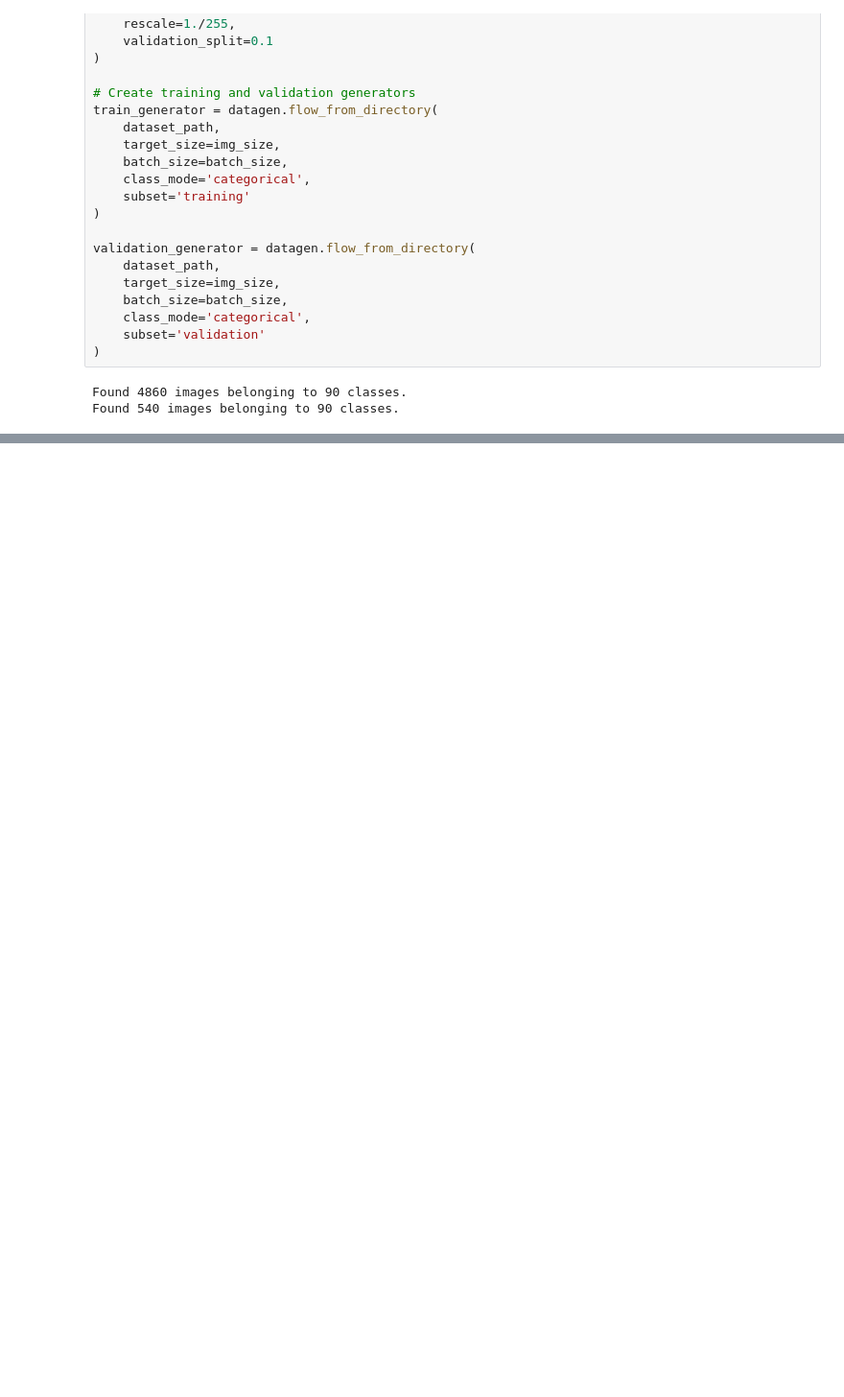
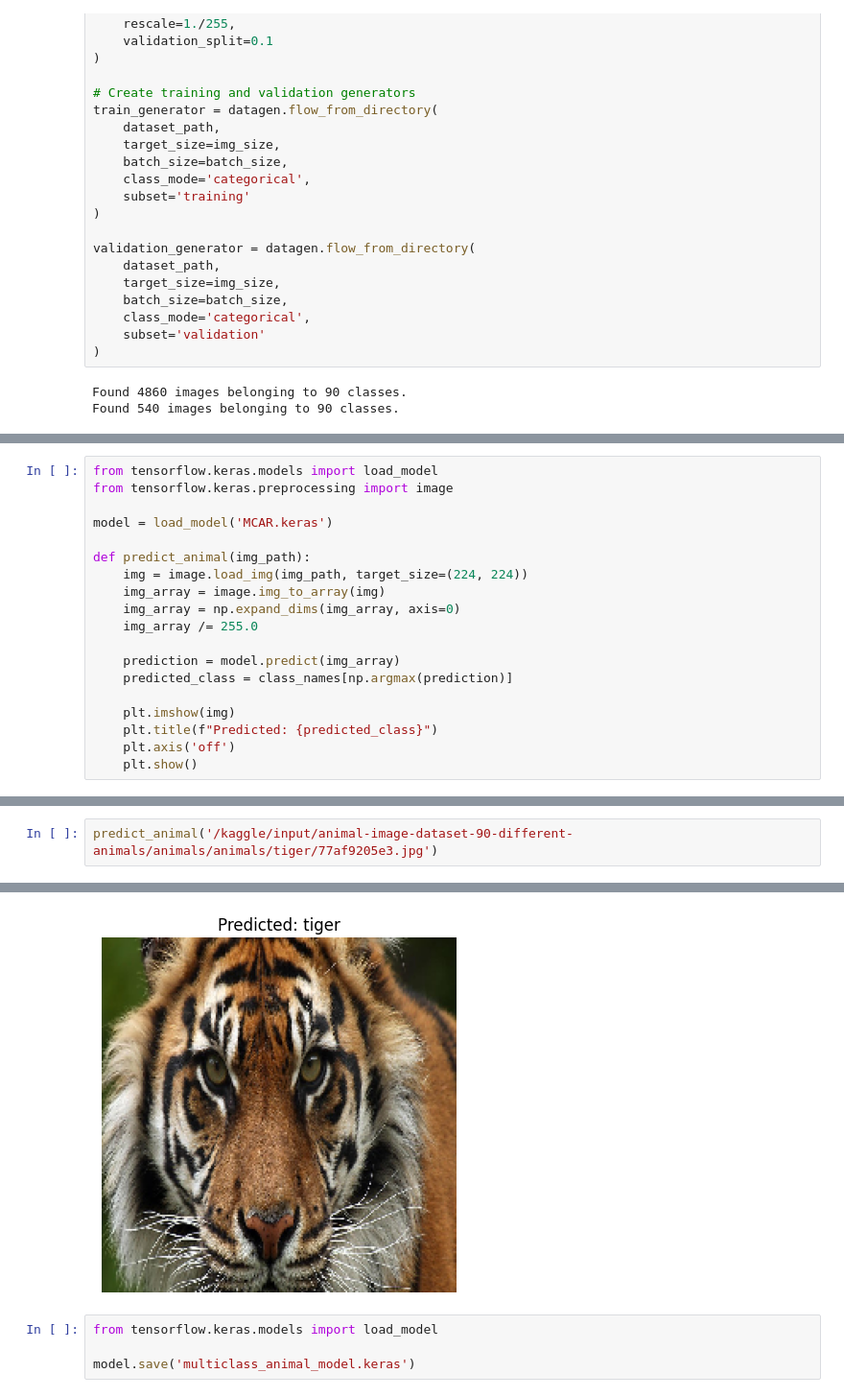
Before and after one commit to Raviteja5469/Multi_class_animal_classification, a Jupyter notebook: multi_class_animal_clasification.ipynb, the cells around one changed output, grey strips where cells are left out. Shown at 96% size. Drawn from its saved outputs; the diff is of its cells as text; blank space fills up the shorter version.

```diff
--- a/multi_class_animal_clasification.ipynb
+++ b/multi_class_animal_clasification.ipynb
@@ -131,0 +253,19 @@ Class Names: ['antelope', 'badger', 'bat', 'bear', 'bee', 'beetle', 'bison', 'bo
+# %%
+from tensorflow.keras.models import load_model
+from tensorflow.keras.preprocessing import image
+
+model = load_model('MCAR.keras')
+
+def predict_animal(img_path):
+    img = image.load_img(img_path, target_size=(224, 224))
+    img_array = image.img_to_array(img)
+    img_array = np.expand_dims(img_array, axis=0)
+    img_array /= 255.0
+
+    prediction = model.predict(img_array)
+    predicted_class = class_names[np.argmax(prediction)]
+
+    plt.imshow(img)
+    plt.title(f"Predicted: {predicted_class}")
+    plt.axis('off')
+    plt.show()
@@ -131,0 +292,3 @@ Class Names: ['antelope', 'badger', 'bat', 'bear', 'bee', 'beetle', 'bison', 'bo
+# %%
+predict_animal('/kaggle/input/animal-image-dataset-90-different-animals/animals/animals/tiger/77af9205e3.jpg')
+# %% [output]
@@ -131,0 +296,5 @@ Class Names: ['antelope', 'badger', 'bat', 'bear', 'bee', 'beetle', 'bison', 'bo
+[figure, added]
+# %%
+from tensorflow.keras.models import load_model
+
+model.save('multiclass_animal_model.keras')
```
Also changed, not shown: parts of 10 cells of this notebook.
